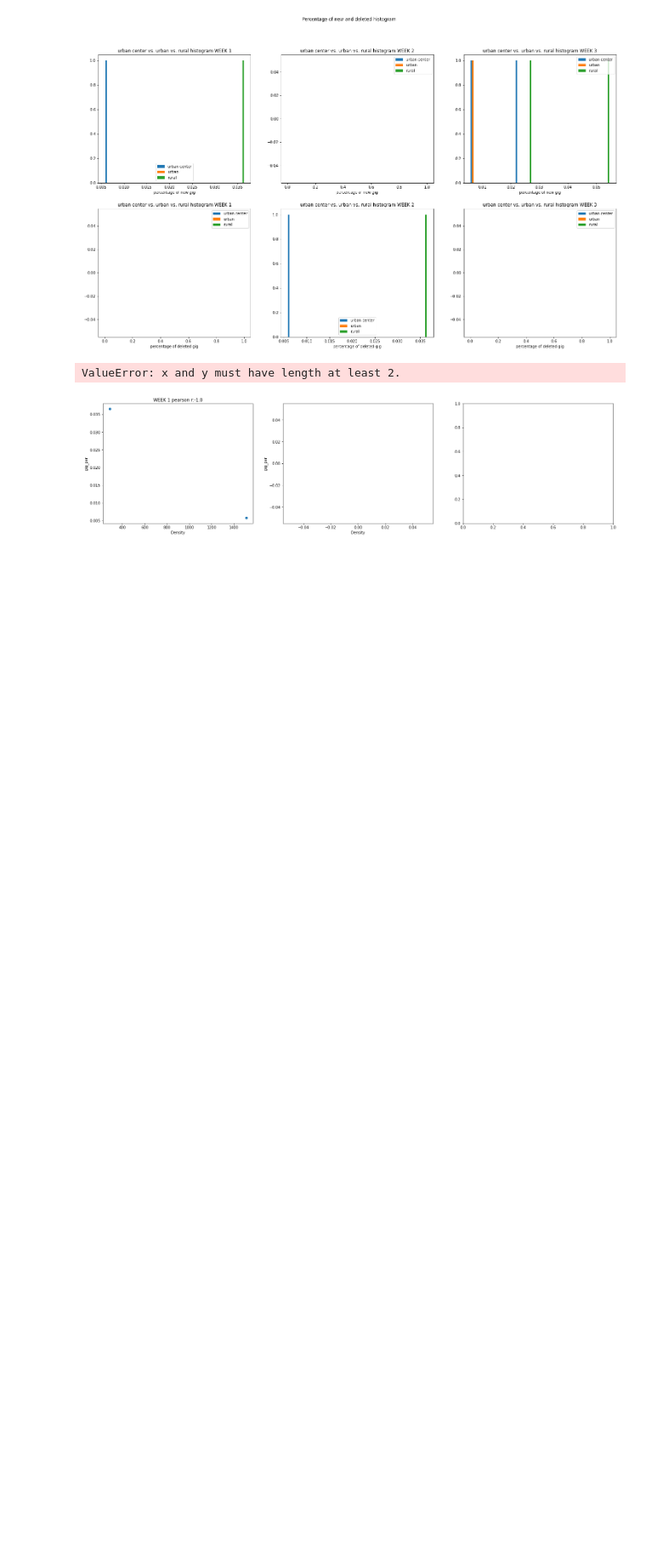
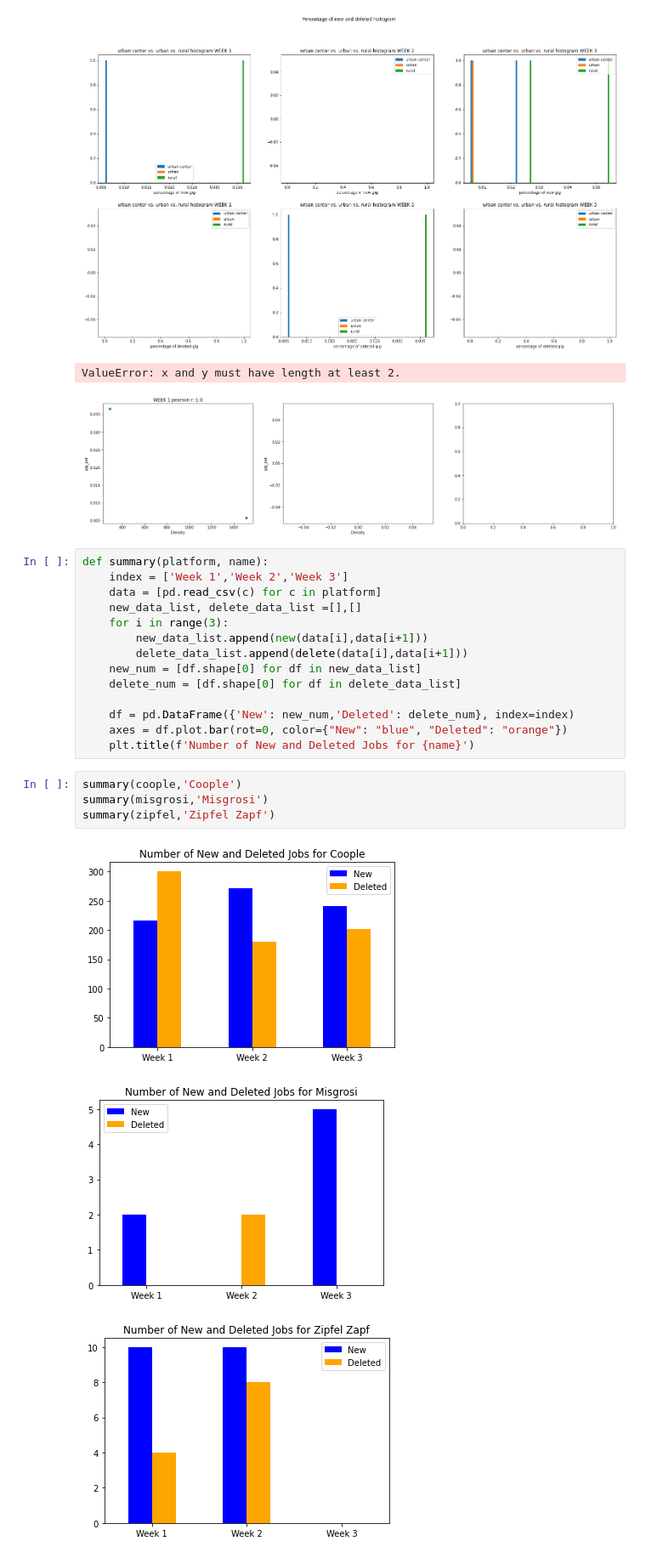
Before and after one commit to sy-guan/master-project-online-staffing, a Jupyter notebook: new_gig.ipynb, the cells around one changed output. Shown: that part at 85% size. Drawn from its saved outputs; the diff is of its cells as text; blank space fills up the shorter version.

Commit message:
Add summary.

```diff
--- a/new_gig.ipynb
+++ b/new_gig.ipynb
@@ -128,3 +127,25 @@ platform_hist_corr(misgrosi)
 [figure]
 ValueError: x and y must have length at least 2.
 [figure]
+# %%
+def summary(platform, name):
+    index = ['Week 1','Week 2','Week 3']
+    data = [pd.read_csv(c) for c in platform]
+    new_data_list, delete_data_list =[],[]
+    for i in range(3):
+        new_data_list.append(new(data[i],data[i+1]))
+        delete_data_list.append(delete(data[i],data[i+1]))
+    new_num = [df.shape[0] for df in new_data_list]
+    delete_num = [df.shape[0] for df in delete_data_list]
+
+    df = pd.DataFrame({'New': new_num,'Deleted': delete_num}, index=index)
+    axes = df.plot.bar(rot=0, color={"New": "blue", "Deleted": "orange"})
+    plt.title(f'Number of New and Deleted Jobs for {name}')
+# %%
+summary(coople,'Coople')
+summary(misgrosi,'Misgrosi')
+summary(zipfel,'Zipfel Zapf')
+# %% [output]
+[figure, added]
+[figure, added]
+[figure, added]
```
Also changed, not shown: parts of 1 cell of this notebook.
